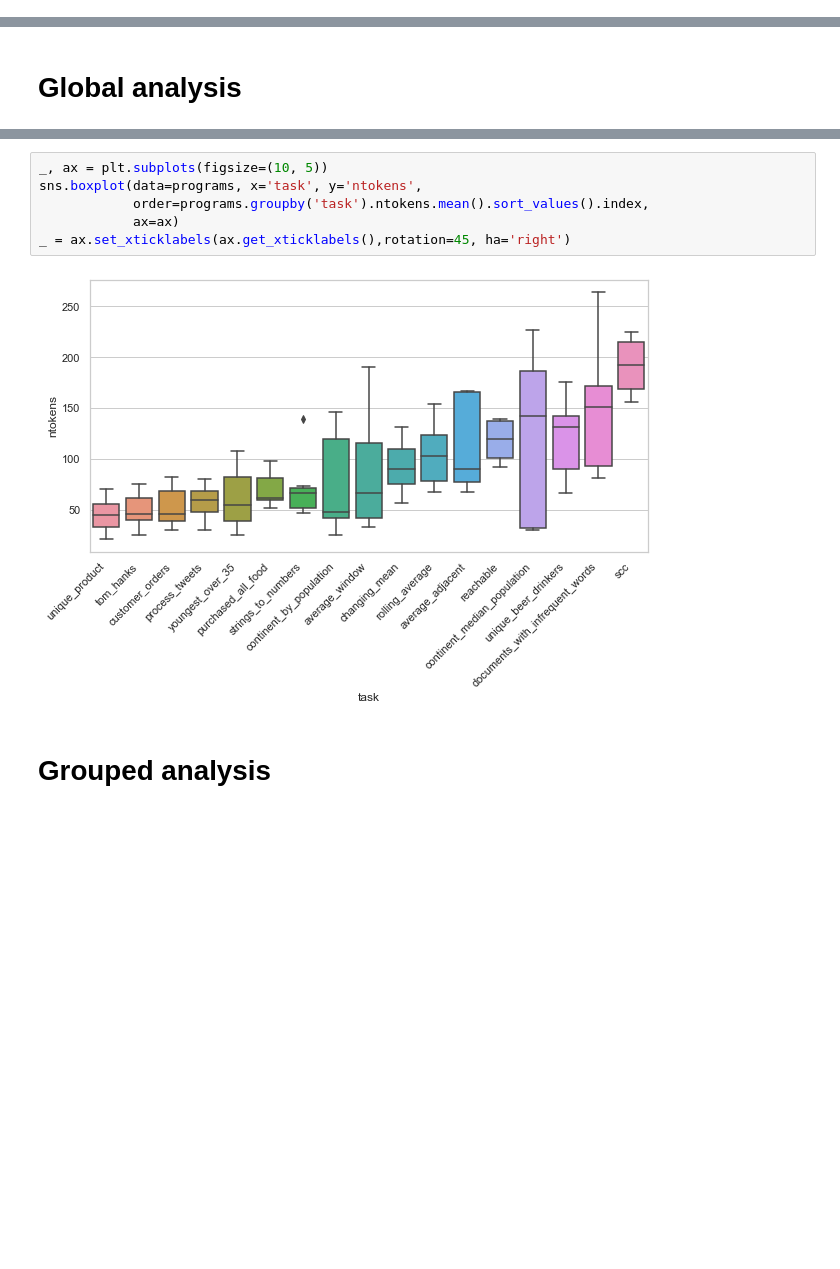
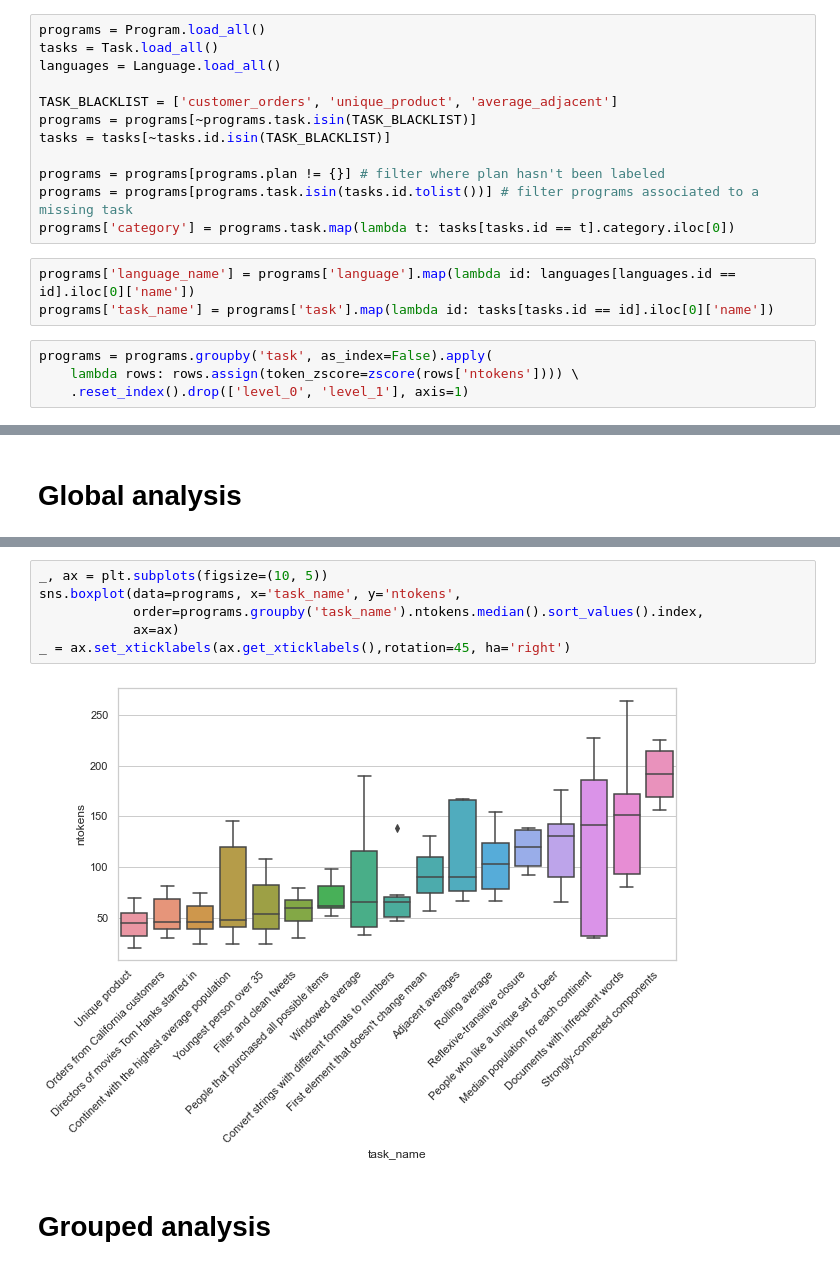
Before and after one commit to willcrichton/expressiveness-benchmark, a Jupyter notebook: notebooks/will_analysis.ipynb, the cells around one changed output, grey strips where cells are left out. Drawn from its saved outputs; the diff is of its cells as text; blank space fills up the shorter version.

```diff
--- a/notebooks/will_analysis.ipynb
+++ b/notebooks/will_analysis.ipynb
@@ -14,0 +15,19 @@ The autoreload extension is already loaded. To reload it, use:
+# %%
+programs = Program.load_all()
+tasks = Task.load_all()
+languages = Language.load_all()
+
+TASK_BLACKLIST = ['customer_orders', 'unique_product', 'average_adjacent']
+programs = programs[~programs.task.isin(TASK_BLACKLIST)]
+tasks = tasks[~tasks.id.isin(TASK_BLACKLIST)]
+
+programs = programs[programs.plan != {}] # filter where plan hasn't been labeled
+programs = programs[programs.task.isin(tasks.id.tolist())] # filter programs associated to a missing task
+programs['category'] = programs.task.map(lambda t: tasks[tasks.id == t].category.iloc[0])
+# %%
+programs['language_name'] = programs['language'].map(lambda id: languages[languages.id == id].iloc[0]['name'])
+programs['task_name'] = programs['task'].map(lambda id: tasks[tasks.id == id].iloc[0]['name'])
+# %%
+programs = programs.groupby('task', as_index=False).apply(
+    lambda rows: rows.assign(token_zscore=zscore(rows['ntokens']))) \
+    .reset_index().drop(['level_0', 'level_1'], axis=1)
@@ -46,11 +57,11 @@ for ax, metric in zip(axes, ['nlines', 'nchars', 'ntokens']):
 # %%
 _, ax = plt.subplots(figsize=(10, 5))
-sns.boxplot(data=programs, x='task', y='ntokens',
-            order=programs.groupby('task').ntokens.mean().sort_values().index,
+sns.boxplot(data=programs, x='task_name', y='ntokens',
+            order=programs.groupby('task_name').ntokens.median().sort_values().index,
             ax=ax)
 _ = ax.set_xticklabels(ax.get_xticklabels(),rotation=45, ha='right')
 # %% [output]
-[figure, old version]
+[figure, new version]
 # %% [markdown]
 # Grouped analysis
 # %%
```
Also changed, not shown: parts of 9 cells of this notebook, 23 other files.
